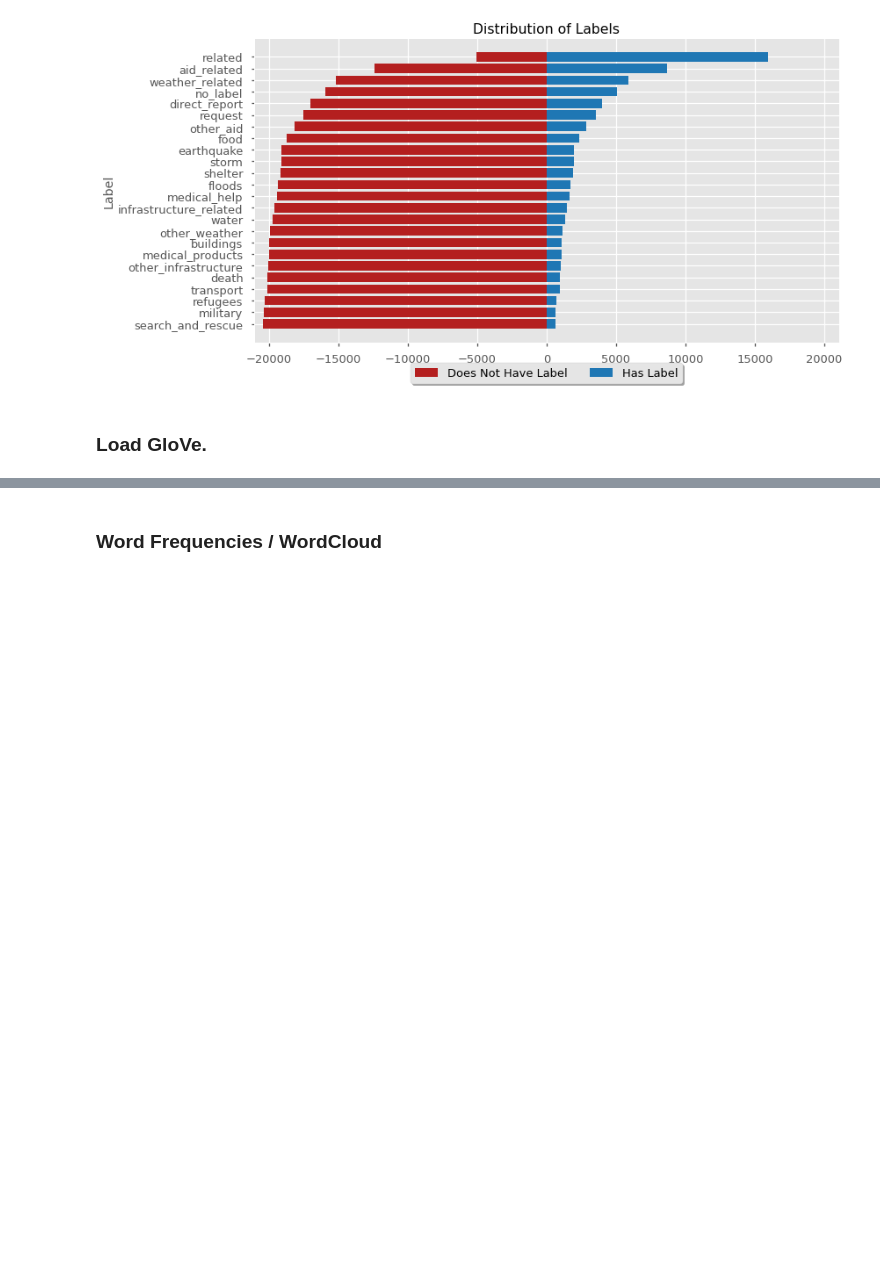
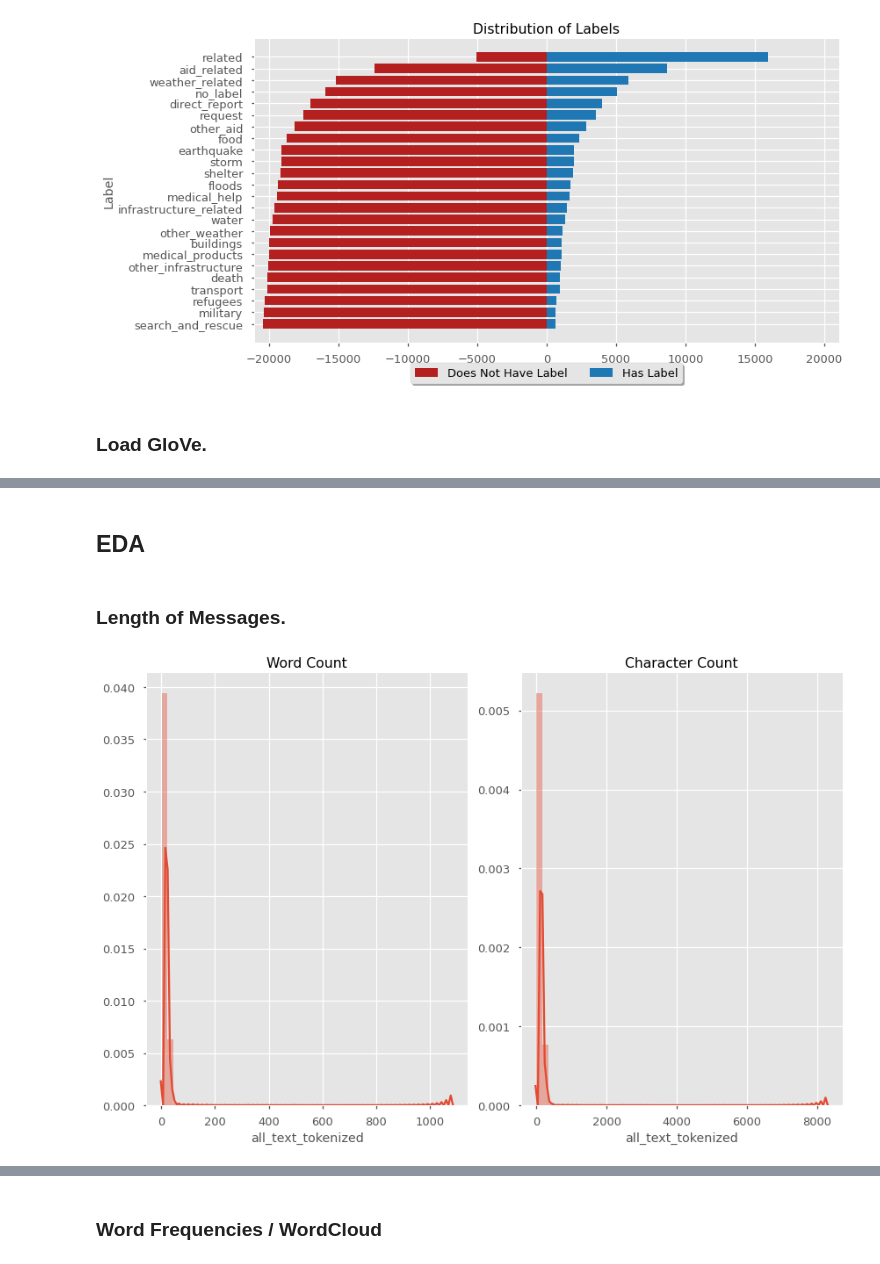
Before and after one commit to cwf231/dsc-mod-4-project-v2-1-onl01-dtsc-pt-041320, a Jupyter notebook: disaster_response.ipynb, the cells around one changed output, grey strips where cells are left out. Cells and saved outputs as stored; diff of their text form; code cells hidden in the pictures; blank space fills up the shorter version.

```diff
--- a/disaster_response.ipynb
+++ b/disaster_response.ipynb
@@ -612,0 +624,20 @@ Total words loaded from GloVe: 24988
+# %% [markdown]
+## EDA
+# %% [markdown]
+### Length of Messages.
+# %%
+# Find length of each message.
+num_words = dw.processed_train[
+    dw.predictive_columns].map(lambda x: len(x))
+char_count = dw.processed_train[
+    dw.predictive_columns].map(lambda x: len(' '.join(x)))
+# %%
+# Plot distributions.
+fig, (ax1, ax2) = plt.subplots(ncols=2, figsize=(12, 8))
+sns.distplot(num_words, ax=ax1)
+ax1.set(title='Word Count')
+sns.distplot(char_count, ax=ax2)
+ax2.set(title='Character Count')
+fig.tight_layout()
+# %% [output]
+[figure, added]
```
Also changed, not shown: parts of 42 cells of this notebook, 9 other files.
